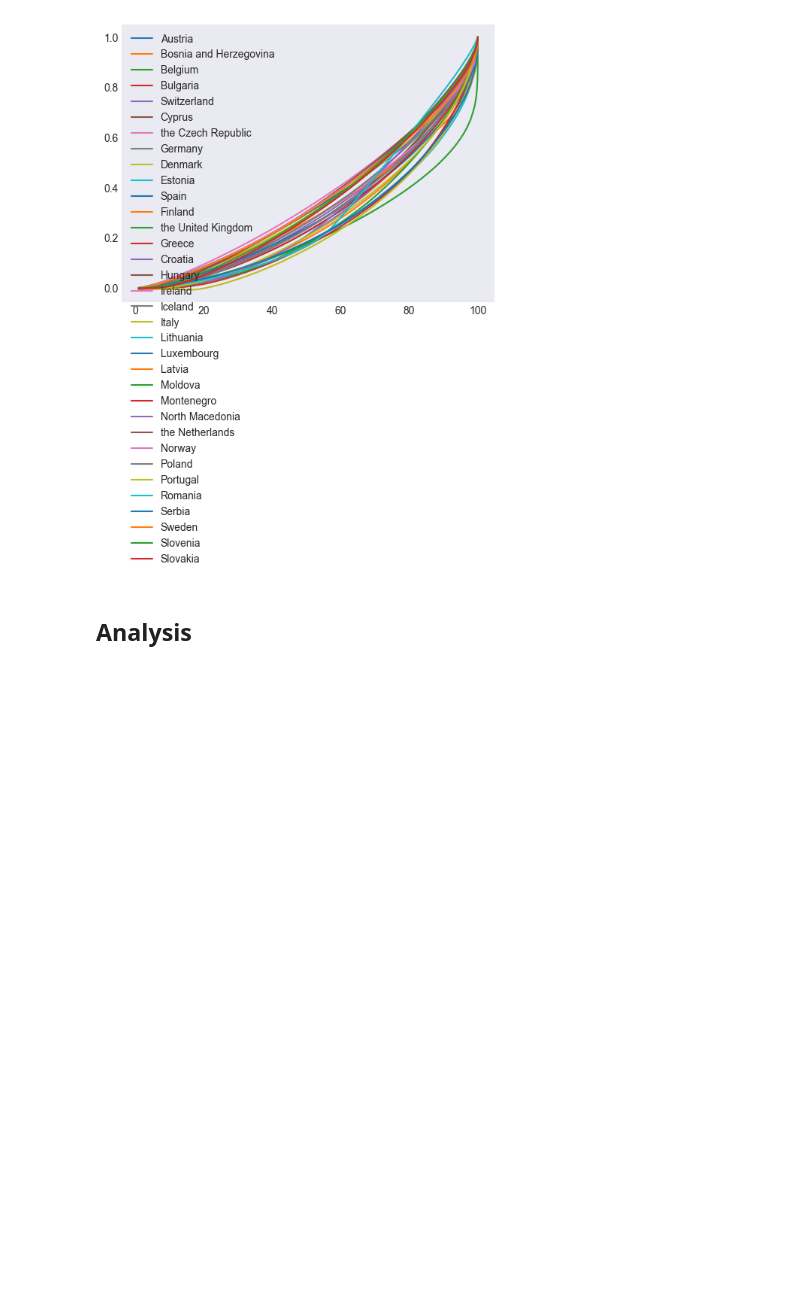
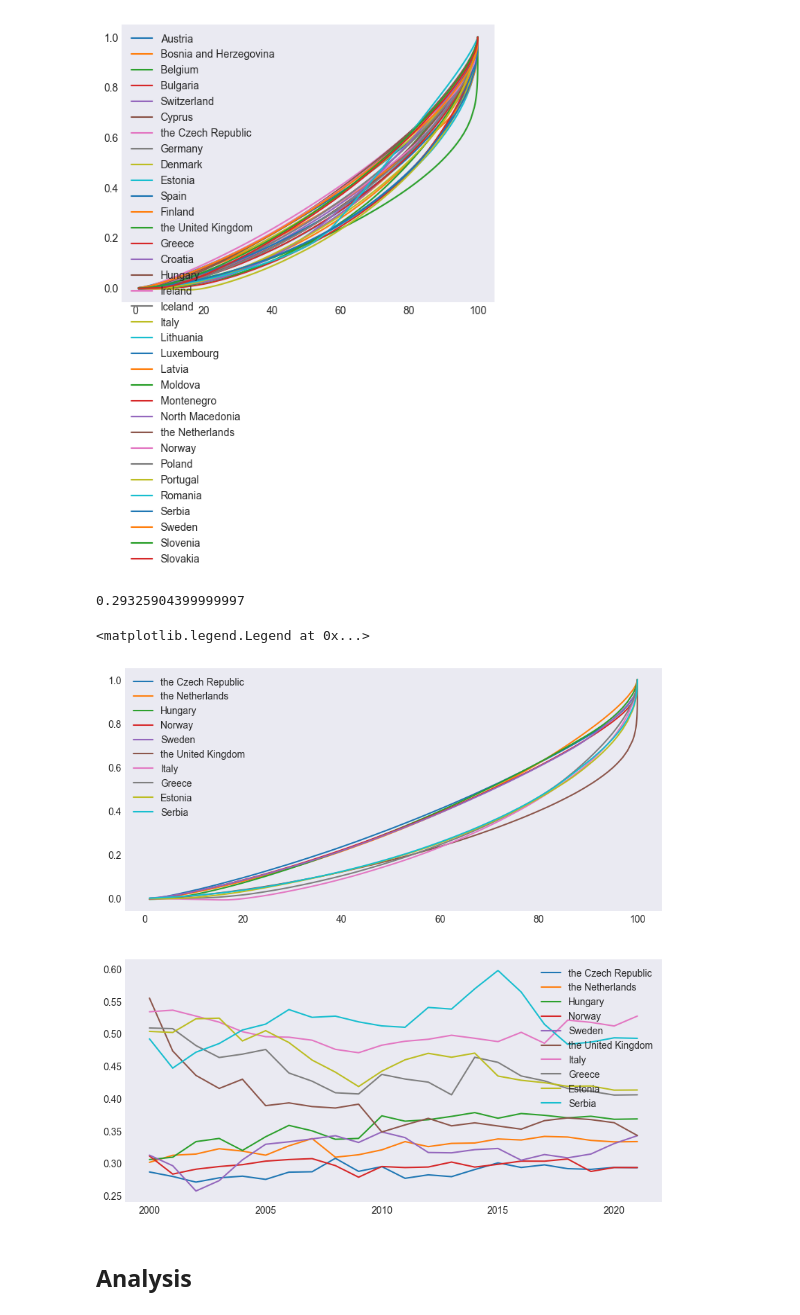
Before and after one commit to tofsi/tda_wid, a Jupyter notebook: playground.ipynb, the cells around one changed output. Saved outputs shown, nothing was run; the diff lists cells and outputs as text; code cells hidden in the pictures; blank space fills up the shorter version.

Commit message:
calculated gini coefficient

```diff
--- a/playground.ipynb
+++ b/playground.ipynb
@@ -266,5 +264,46 @@ plot_distribution(ax, cum_dists, cum_dists[2000].keys(), 2000)
 # %% [output]
 [figure]
+# %%
+def calculate_gini(cumulative_df, years, countries):
+    res = {year: {country : 0.0 for country in countries}for year in years}
+    for year in years:
+        for country in countries:
+            area_under = 0.0
+            for i in range(1, cumulative_df[year][country].shape[0]):
+                delta_x = (
+                    cumulative_df[year][country][i, 0]
+                    - cumulative_df[year][country][i - 1, 0]
+                )
+                area_under += (
+                    delta_x
+                    * 0.5
+                    * (
+                        cumulative_df[year][country][i, 1]
+                        + cumulative_df[year][country][i-1, 1]
+                    )
+                )
+            res[year][country] =  (50- area_under) / (50)
+    return res
+
+gini_dict = calculate_gini(cum_dists, cum_dists.keys(), country_list)
+gini_df = pd.DataFrame(gini_dict)
+countries_to_plot_gini = (
+    gini_df[2000].sort_values().head(5).index.to_list()
+    + gini_df[2000].sort_values(ascending=False).head(5).index.to_list()
+)
+# %%
+gini_df[2020]["the Czech Republic"]
+# %% [output]
+0.29325904399999997
+# %%
+fig, ax = plt.subplots(2, figsize = (10, 10))
+plot_distribution(ax[0], cum_dists, countries_to_plot_gini, 2000)
+for country in countries_to_plot_gini:
+    ax[1].plot(gini_df.columns, [gini_df[year][country] for year in gini_df.columns], label = country)
+ax[1].legend()
+# %% [output]
+<matplotlib.legend.Legend at 0x...>
+[figure, added]
 # %%
 def gen_lp_distances(cumul_dist_dict, p):
     n_countries = len(country_list)
```
Also changed, not shown: parts of 1 cell of this notebook.
